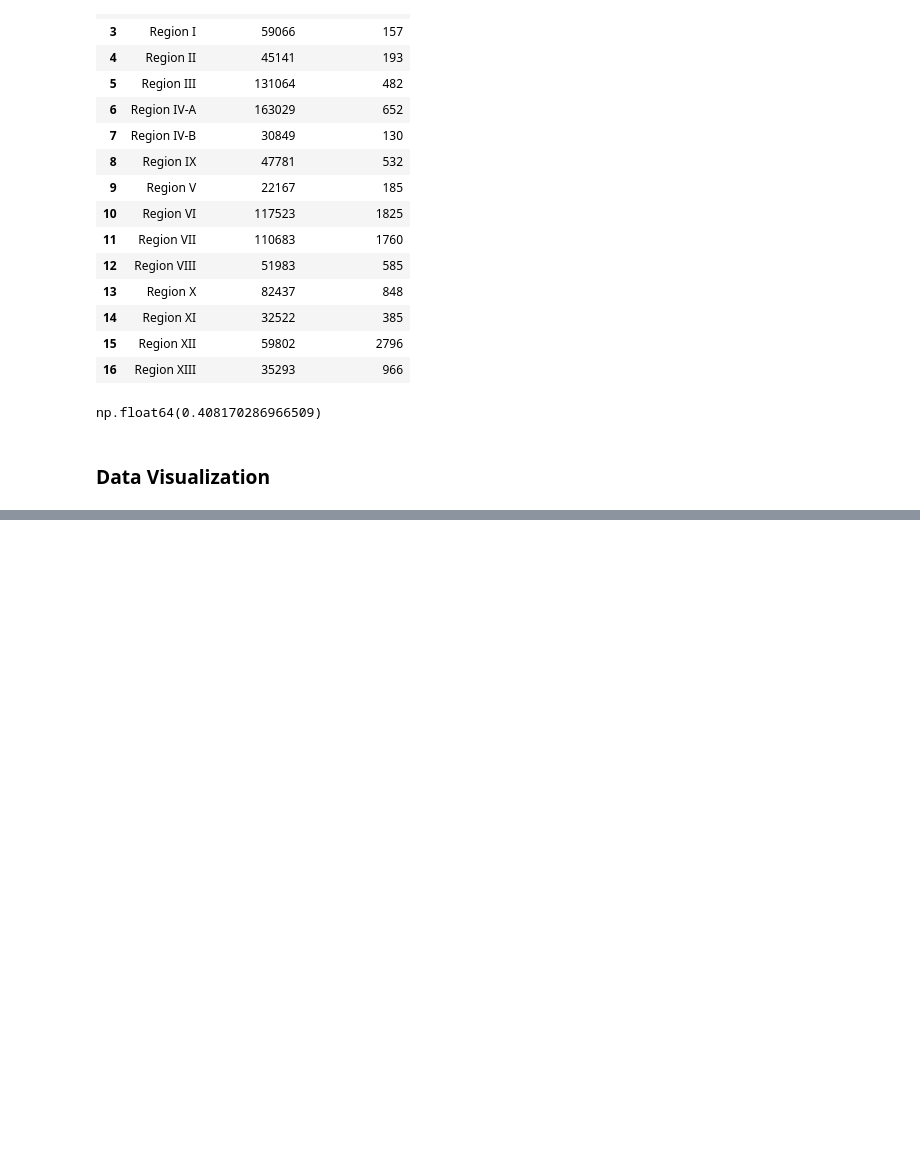
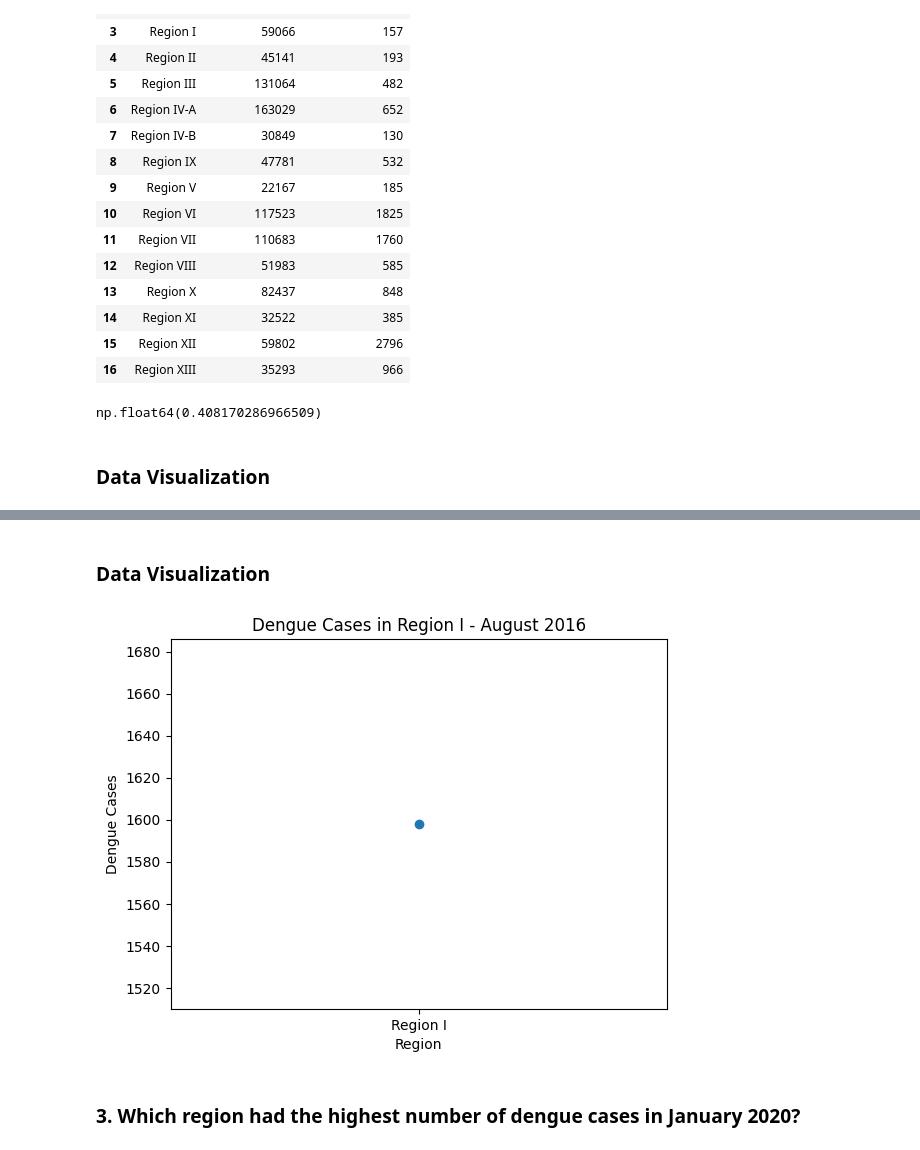
Before and after one commit to alleysOonie/ELEC303-DATA-ANALYTICS-CALDERON, a Jupyter notebook: Project3_PH_Data_Analysis.ipynb, the cells around one changed output, grey strips where cells are left out. Saved outputs shown, nothing was run; the diff lists cells and outputs as text; code cells hidden in the pictures; blank space fills up the shorter version.

```diff
--- a/Project3_PH_Data_Analysis.ipynb
+++ b/Project3_PH_Data_Analysis.ipynb
@@ -78,0 +94,14 @@ np.float64(0.408170286966509)
+# %% [markdown]
+<h3> Data Visualization </h3>
+# %%
+r1_dengue = dengue[(dengue['Region'] == 'Region I') &  (dengue['Month'] == 'August') & (dengue['Year'] == 2016)]
+
+plt.scatter(r1_dengue['Region'], r1_dengue['Dengue_Cases'])
+plt.title("Dengue Cases in Region I - August 2016")
+plt.xlabel("Region")
+plt.ylabel("Dengue Cases")
+plt.show()
+# %% [output]
+[figure, added]
+# %% [markdown]
+<h3> 3. Which region had the highest number of dengue cases in January 2020? </h3>
```
Also changed, not shown: parts of 24 cells of this notebook.
